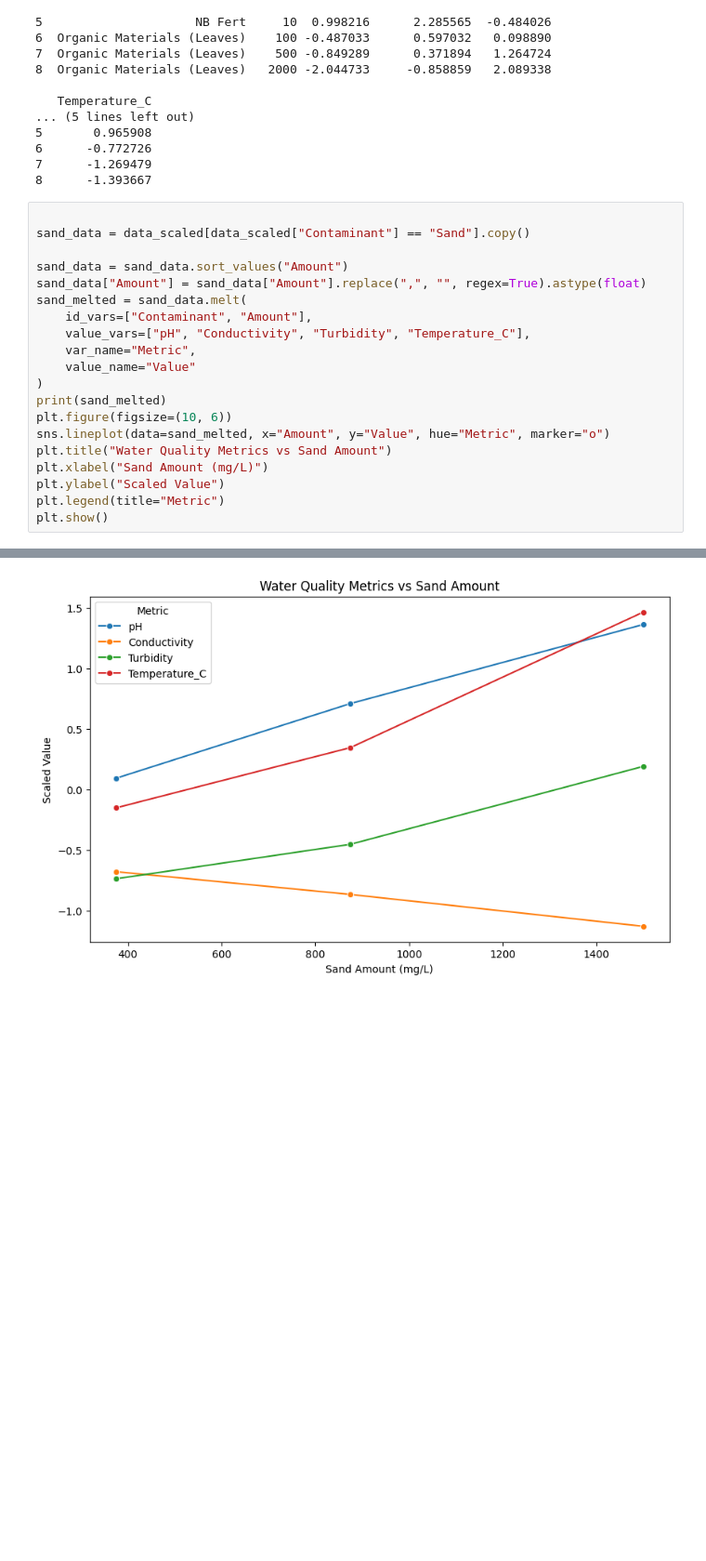
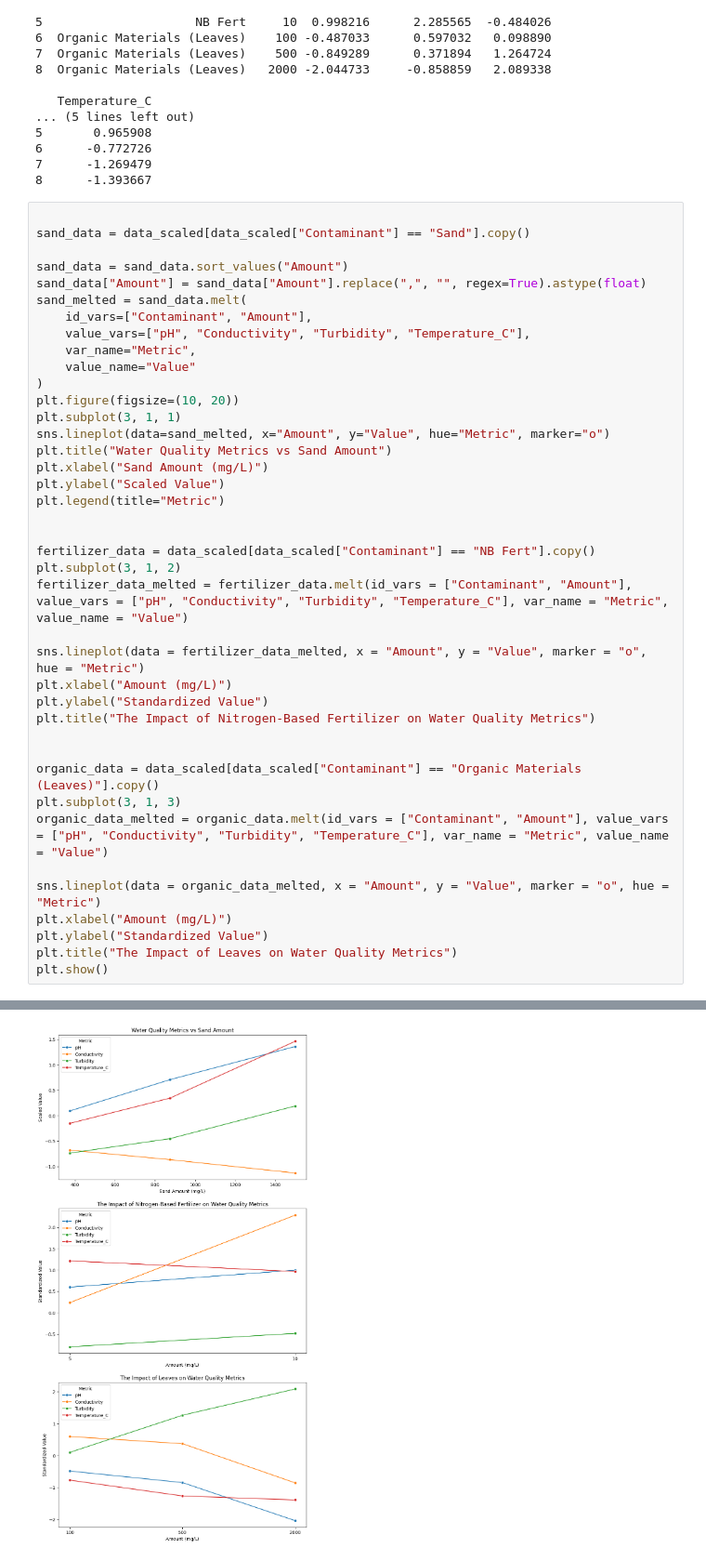
Before and after one commit to jadenryu/ISEF, a Jupyter notebook: relations.ipynb, the cells around one changed output, grey strips where cells are left out. Shown at 93% size. Cells and saved outputs as stored; diff of their text form; blank space fills up the shorter version.

```diff
--- a/relations.ipynb
+++ b/relations.ipynb
@@ -52,12 +52,32 @@ sand_melted = sand_data.melt(
     var_name="Metric",
     value_name="Value"
 )
-print(sand_melted)
-plt.figure(figsize=(10, 6))
+plt.figure(figsize=(10, 20))
+plt.subplot(3, 1, 1)
 sns.lineplot(data=sand_melted, x="Amount", y="Value", hue="Metric", marker="o")
 plt.title("Water Quality Metrics vs Sand Amount")
 plt.xlabel("Sand Amount (mg/L)")
 plt.ylabel("Scaled Value")
 plt.legend(title="Metric")
+
+
+fertilizer_data = data_scaled[data_scaled["Contaminant"] == "NB Fert"].copy()
+plt.subplot(3, 1, 2)
+fertilizer_data_melted = fertilizer_data.melt(id_vars = ["Contaminant", "Amount"], value_vars = ["pH", "Conductivity", "Turbidity", "Temperature_C"], var_name = "Metric", value_name = "Value")
+
+sns.lineplot(data = fertilizer_data_melted, x = "Amount", y = "Value", marker = "o", hue = "Metric")
+plt.xlabel("Amount (mg/L)")
+plt.ylabel("Standardized Value")
+plt.title("The Impact of Nitrogen-Based Fertilizer on Water Quality Metrics")
+
+
+organic_data = data_scaled[data_scaled["Contaminant"] == "Organic Materials (Leaves)"].copy()
+plt.subplot(3, 1, 3)
+organic_data_melted = organic_data.melt(id_vars = ["Contaminant", "Amount"], value_vars = ["pH", "Conductivity", "Turbidity", "Temperature_C"], var_name = "Metric", value_name = "Value")
+
+sns.lineplot(data = organic_data_melted, x = "Amount", y = "Value", marker = "o", hue = "Metric")
+plt.xlabel("Amount (mg/L)")
+plt.ylabel("Standardized Value")
+plt.title("The Impact of Leaves on Water Quality Metrics")
 plt.show()
 # %% [output]
@@ -77 +84 @@ plt.show()
-[figure, old version]
+[figure, new version]
```
Also changed, not shown: parts of 2 cells of this notebook, 1 other file.
